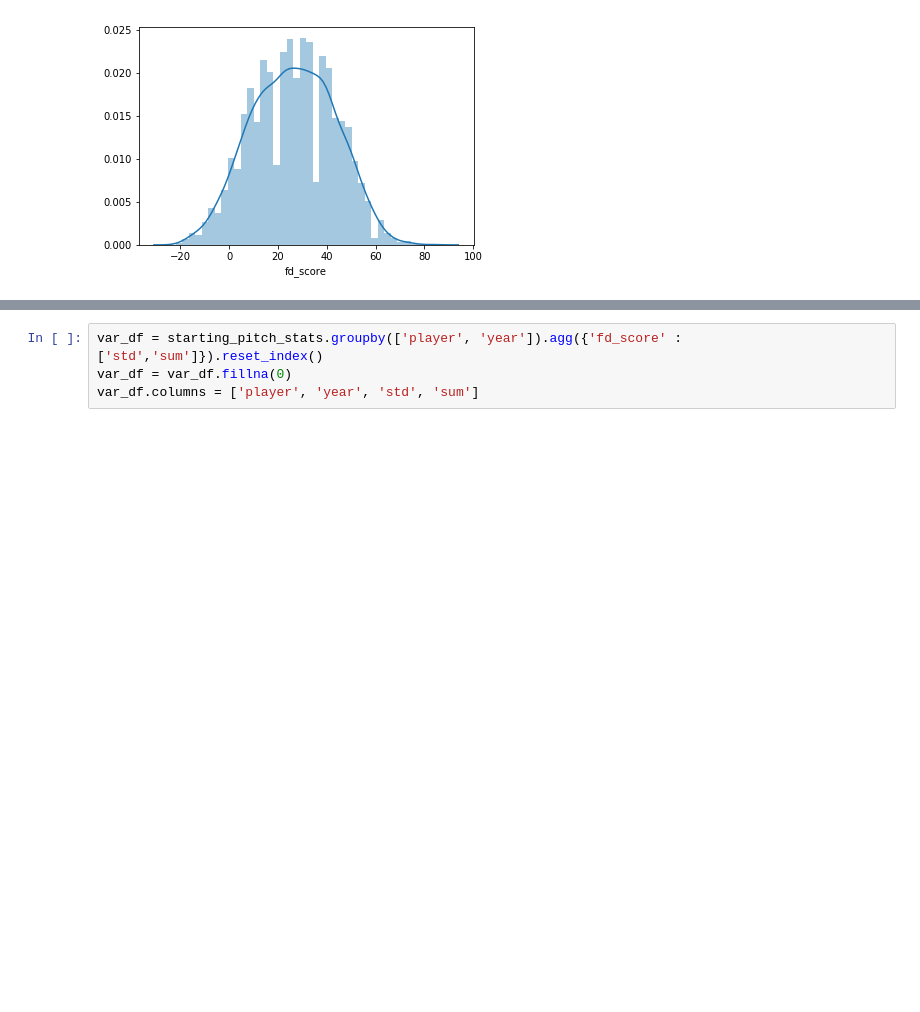
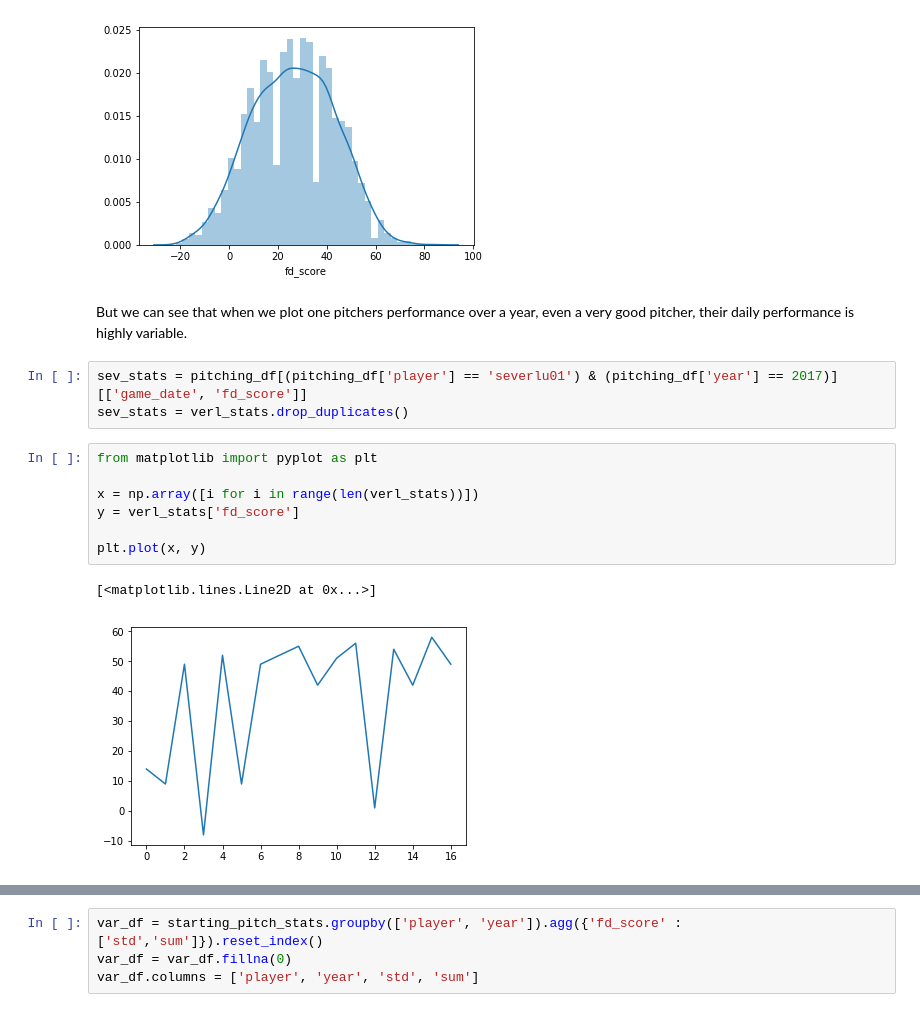
Before and after one commit to cdemundo/Baseball, a Jupyter notebook: Data Exploration.ipynb, the cells around one changed output, grey strips where cells are left out. Saved outputs shown, nothing was run; the diff lists cells and outputs as text; blank space fills up the shorter version.

Commit message:
updated pitcher data exploration with deeper variability analysis

```diff
--- a/Data Exploration.ipynb
+++ b/Data Exploration.ipynb
@@ -185,3 +188,18 @@ sns.distplot(starting_pitch_stats['fd_score'])
 # %% [output]
 <matplotlib.axes._subplots.AxesSubplot at 0x...>
 [figure]
+# %% [markdown]
+But we can see that when we plot one pitchers performance over a year, even a very good pitcher, their daily performance is highly variable.
+# %%
+sev_stats = pitching_df[(pitching_df['player'] == 'severlu01') & (pitching_df['year'] == 2017)][['game_date', 'fd_score']]
+sev_stats = verl_stats.drop_duplicates()
+# %%
+from matplotlib import pyplot as plt
+
+x = np.array([i for i in range(len(verl_stats))])
+y = verl_stats['fd_score']
+
+plt.plot(x, y)
+# %% [output]
+[<matplotlib.lines.Line2D at 0x...>]
+[figure, added]
```
Also changed, not shown: parts of 11 cells of this notebook.
